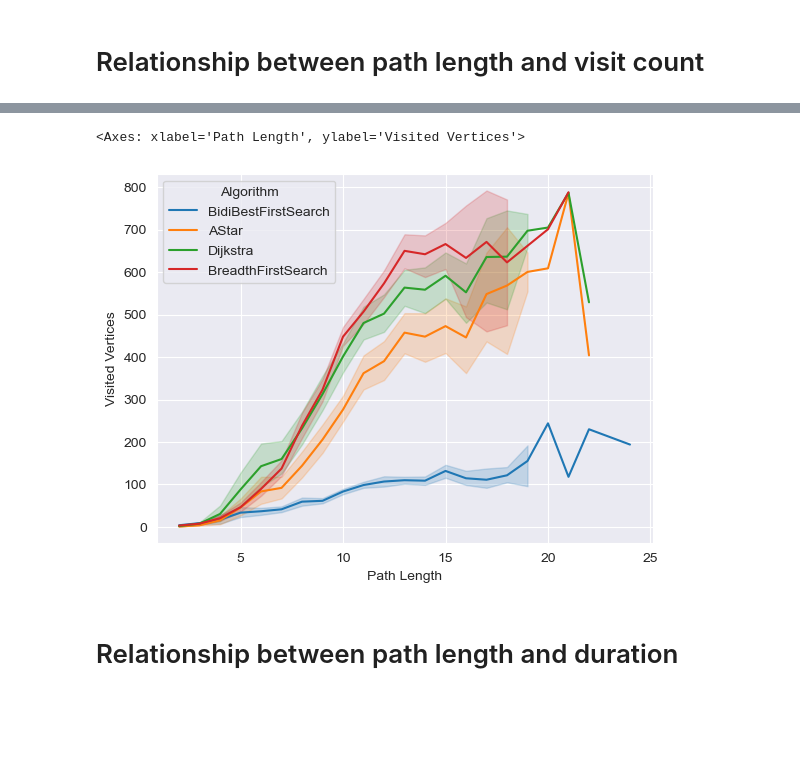
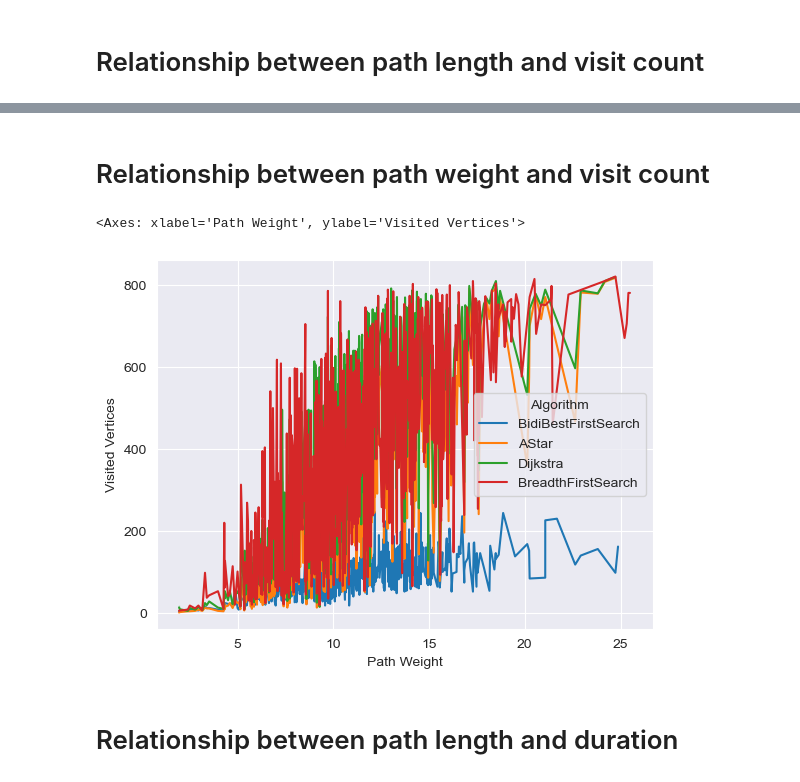
Before and after one commit to Spi3lot/pathfinding, a Jupyter notebook: Pathfinding/modifiable-benchmark.ipynb, the cells around one changed output, grey strips where cells are left out. Cells and saved outputs as stored; diff of their text form; code cells hidden in the pictures; blank space fills up the shorter version.

```diff
--- a/Pathfinding/modifiable-benchmark.ipynb
+++ b/Pathfinding/modifiable-benchmark.ipynb
@@ -94,8 +109,10 @@ sns.scatterplot(benchmark[benchmark['Duration (µs)'] < 1500], x='Visited Vertic
+# %% [markdown]
+# Relationship between path weight and visit count
 # %%
-sns.lineplot(benchmark_path, x='Path Length', y='Visited Vertices', hue='Algorithm')
+sns.lineplot(benchmark_path, x='Path Weight', y='Visited Vertices', hue='Algorithm')
 # %% [output]
-<Axes: xlabel='Path Length', ylabel='Visited Vertices'>
+<Axes: xlabel='Path Weight', ylabel='Visited Vertices'>
-[figure, old version]
+[figure, new version]
 # %% [markdown]
 # Relationship between path length and duration
 # %%
```
Also changed, not shown: parts of 22 cells of this notebook, 5 other files.
